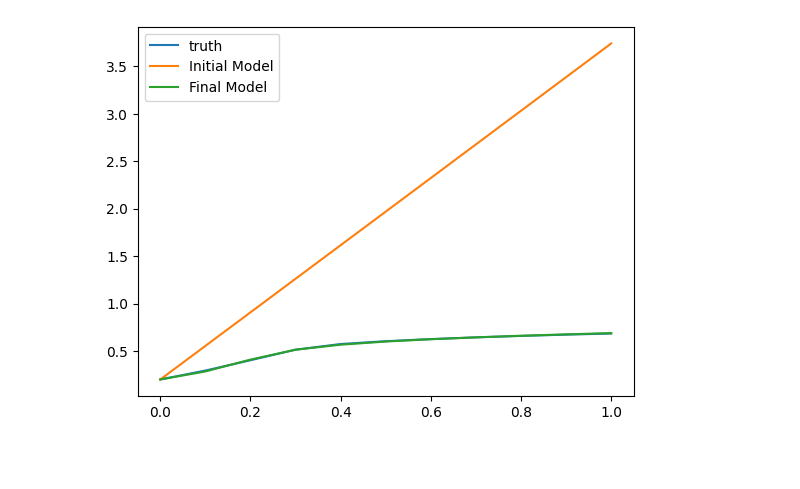
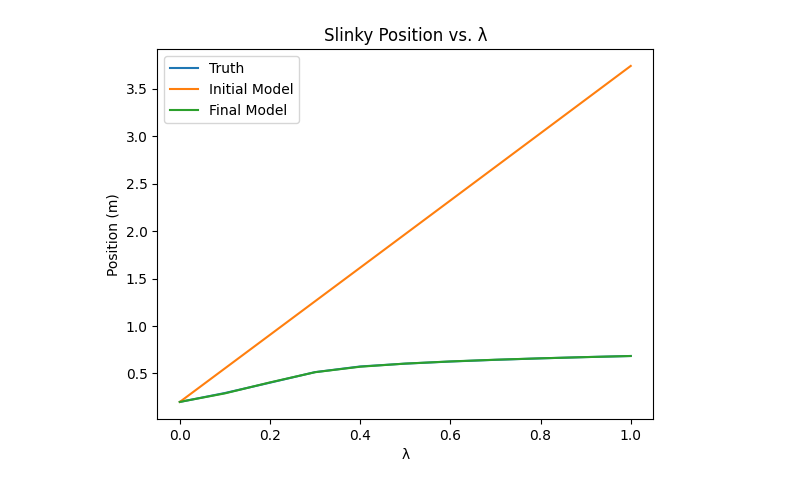
Before and after one commit to ryanchaiyakul/dismech-jax, a Jupyter notebook: examples/slinky/1d_slinky.ipynb, the cells around one changed output. Drawn from its saved outputs; the diff is of its cells as text; code cells hidden in the pictures; blank space fills up the shorter version.

```diff
--- a/examples/slinky/1d_slinky.ipynb
+++ b/examples/slinky/1d_slinky.ipynb
@@ -62,10 +62,11 @@ class SlinkyNN(eqx.Module):
         self.b2 = jnp.zeros((1,))
 
     def __call__(self, eps: jax.Array) -> jax.Array:
+        return (self.get_K(eps) * eps**2).squeeze()
+
+    def get_K(self, eps: jax.Array) -> jax.Array:
         h = jax.nn.softplus(self.w1 @ eps + self.b1)
-        nn_out = jax.nn.softplus(self.w2 @ h + self.b2)
-        nn_energy = nn_out[0] * (eps**2)
-        return (nn_energy).squeeze()
+        return jax.nn.softplus(self.w2 @ h + self.b2)
 
 
 data = jnp.load("slinky.npz")
@@ -98,7 +99,7 @@ def train_step(carry, _):
     return (model, opt_state), loss_val
 
 
-num_epochs = 3000
+num_epochs = 5000
 log_freq = 500
 
 
@@ -130,10 +135,13 @@ Epoch: 3000, Loss: 1.029291615850525e-05
 # %%
 import matplotlib.pyplot as plt
 
-plt.plot(lambdas, truth[:, 1], label="truth")
+plt.plot(lambdas, truth[:, 1], label="Truth")
 plt.plot(lambdas, djx.solve(model, lambdas, q0, None, slinky, iters=3, ls_steps=5)[:, 1], label="Initial Model")
 plt.plot(lambdas, djx.solve(final_model, lambdas, q0, None, slinky, iters=3, ls_steps=5)[:, 1], label="Final Model")
 plt.legend()
+plt.title("Slinky Position vs. λ")
+plt.ylabel("Position (m)")
+plt.xlabel("λ")
 plt.show()
 # %% [output]
-[figure, old version]
+[figure, new version]
```
Also changed, not shown: parts of 2 cells of this notebook, 8 other files.
